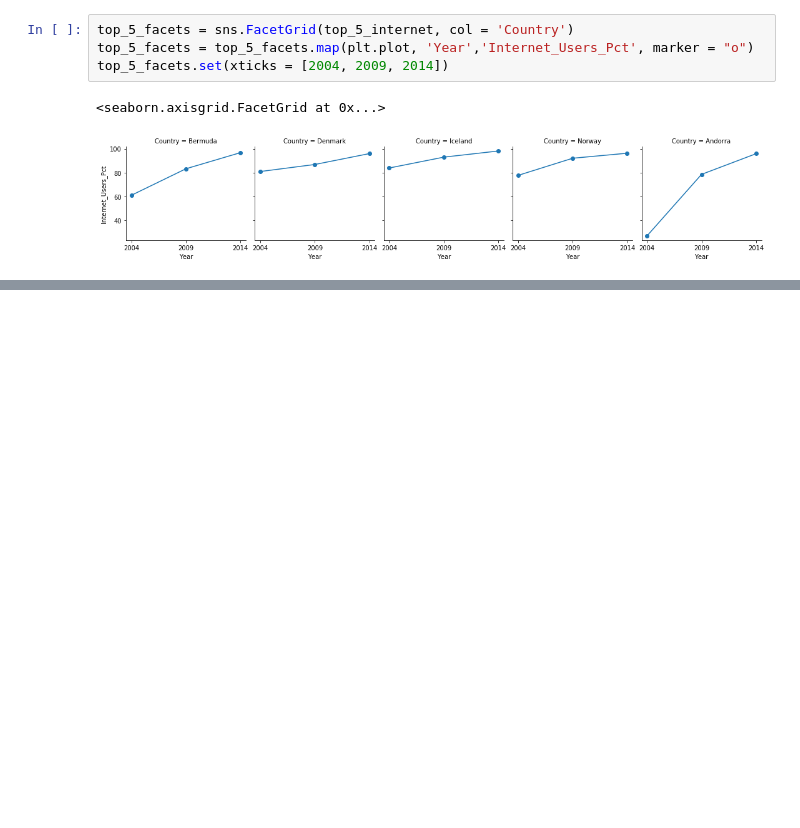
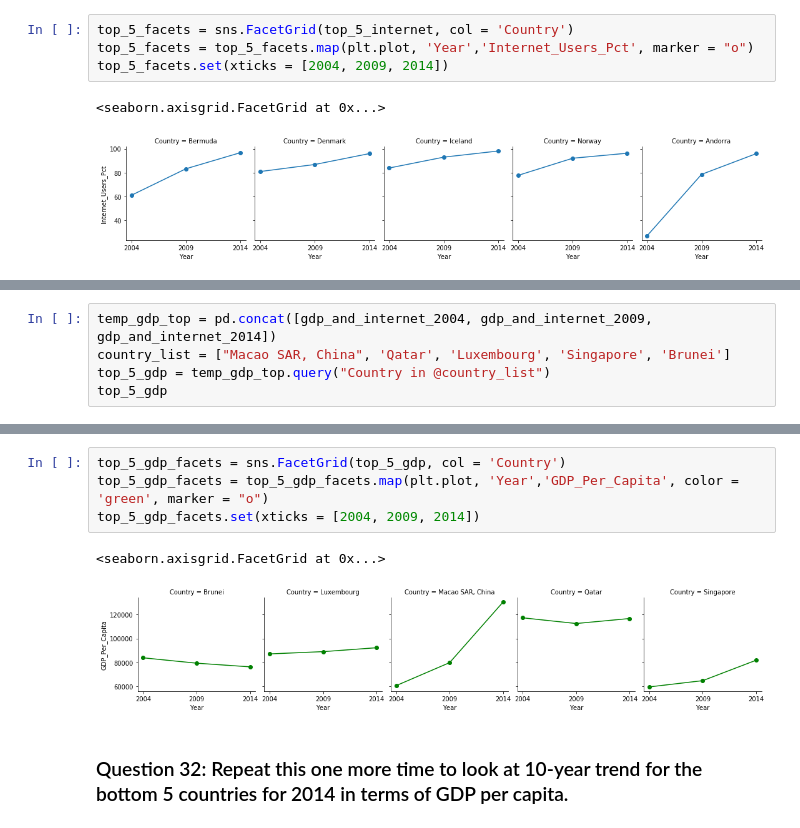
Before and after one commit to CatSchmalzer/gdp-and-internet, a Jupyter notebook: notebooks/un_data_explore.ipynb, the cells around one changed output, grey strips where cells are left out. Drawn from its saved outputs; the diff is of its cells as text; blank space fills up the shorter version.

```diff
--- a/notebooks/un_data_explore.ipynb
+++ b/notebooks/un_data_explore.ipynb
@@ -395,0 +452,5 @@ top_5_facets.set(xticks = [2004, 2009, 2014])
+# %%
+temp_gdp_top = pd.concat([gdp_and_internet_2004, gdp_and_internet_2009, gdp_and_internet_2014])
+country_list = ["Macao SAR, China", 'Qatar', 'Luxembourg', 'Singapore', 'Brunei']
+top_5_gdp = temp_gdp_top.query("Country in @country_list")
+top_5_gdp
@@ -395,0 +474,9 @@ top_5_facets.set(xticks = [2004, 2009, 2014])
+# %%
+top_5_gdp_facets = sns.FacetGrid(top_5_gdp, col = 'Country')
+top_5_gdp_facets = top_5_gdp_facets.map(plt.plot, 'Year','GDP_Per_Capita', color = 'green', marker = "o")
+top_5_gdp_facets.set(xticks = [2004, 2009, 2014])
+# %% [output]
+<seaborn.axisgrid.FacetGrid at 0x...>
+[figure, added]
+# %% [markdown]
+### Question 32: Repeat this one more time to look at 10-year trend for the bottom 5 countries for 2014 in terms of GDP per capita.
```
Also changed, not shown: parts of 16 cells of this notebook.
